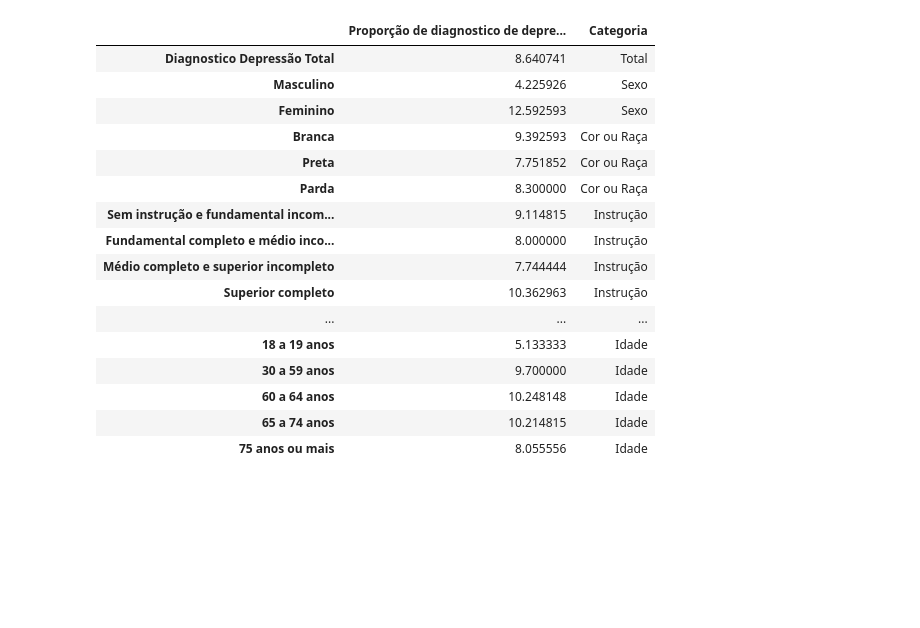
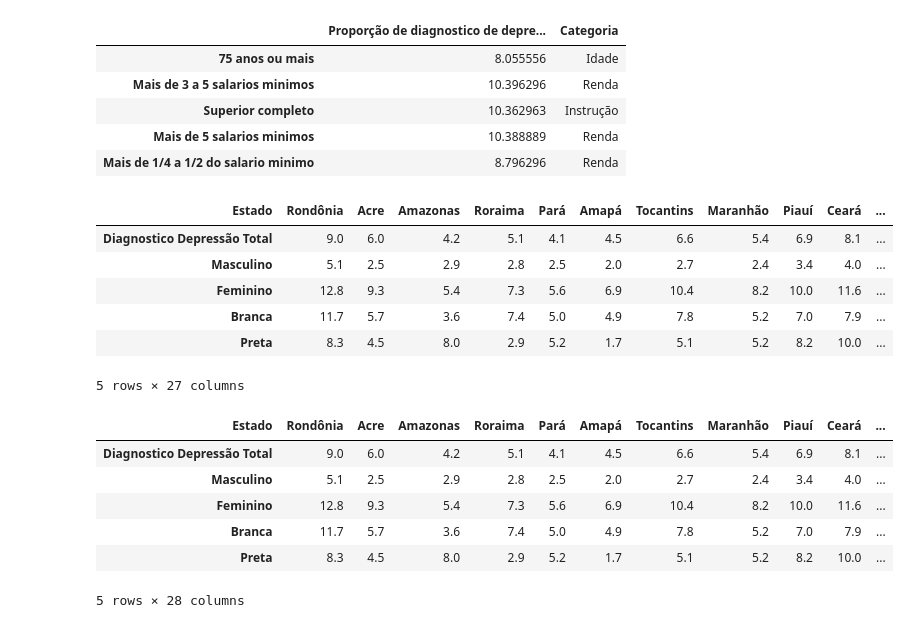
Before and after one commit to Felipeecp/desafio4_tratamento_dados, a Jupyter notebook: analise.ipynb, the cells around one changed output. Drawn from its saved outputs; the diff is of its cells as text; code cells hidden in the pictures; blank space fills up the shorter version.

Commit message:
analise estados

```diff
--- a/analise.ipynb
+++ b/analise.ipynb
@@ -69,28 +43,17 @@ dtype: float64
 # %%
-medias_dados = pd.DataFrame(s_total,columns=['Proporção de diagnostico de depressão'])
-medias_dados.loc['Diagnostico Depressão Total','Categoria'] = 'Total'
-medias_dados.loc['Masculino':'Feminino','Categoria'] = 'Sexo'
-medias_dados.loc['Branca':'Parda','Categoria'] = 'Cor ou Raça'
-medias_dados.loc['Sem instrução e fundamental incompleto':'Superior completo','Categoria'] = 'Instrução'
-medias_dados.loc['Trabalhando ocupado':'Desempregados','Categoria'] = 'Situação de trabalho'
-medias_dados.loc['Sem rendimento e ate 1/4 do salario minimo':'Mais de 5 salarios minimos','Categoria'] = 'Renda'
-medias_dados.loc['18 a 19 anos':'75 anos ou mais','Categoria'] = 'Idade'
-medias_dados
+medias_dados_brasil = pd.DataFrame(s_total,columns=['Proporção de diagnostico de depressão'])
+medias_dados_brasil.loc['Diagnostico Depressão Total','Categoria'] = 'Total'
+medias_dados_brasil.loc['Masculino':'Feminino','Categoria'] = 'Sexo'
+medias_dados_brasil.loc['Branca':'Parda','Categoria'] = 'Cor ou Raça'
+medias_dados_brasil.loc['Sem instrução e fundamental incompleto':'Superior completo','Categoria'] = 'Instrução'
+medias_dados_brasil.loc['Trabalhando ocupado':'Desempregados','Categoria'] = 'Situação de trabalho'
+medias_dados_brasil.loc['Sem rendimento e ate 1/4 do salario minimo':'Mais de 5 salarios minimos','Categoria'] = 'Renda'
+medias_dados_brasil.loc['18 a 19 anos':'75 anos ou mais','Categoria'] = 'Idade'
+medias_dados_brasil.sample(5)
 # %% [output]
 |  | Proporção de diagnostico de depre... | Categoria |
-| Diagnostico Depressão Total | 8.640741 | Total |
-| Masculino | 4.225926 | Sexo |
-| Feminino | 12.592593 | Sexo |
-| Branca | 9.392593 | Cor ou Raça |
-| Preta | 7.751852 | Cor ou Raça |
-| Parda | 8.300000 | Cor ou Raça |
-| Sem instrução e fundamental incom... | 9.114815 | Instrução |
-| Fundamental completo e médio inco... | 8.000000 | Instrução |
-| Médio completo e superior incompleto | 7.744444 | Instrução |
+| 75 anos ou mais | 8.055556 | Idade |
+| Mais de 3 a 5 salarios minimos | 10.396296 | Renda |
 | Superior completo | 10.362963 | Instrução |
-| ... | ... | ... |
-| 18 a 19 anos | 5.133333 | Idade |
-| 30 a 59 anos | 9.700000 | Idade |
-| 60 a 64 anos | 10.248148 | Idade |
-| 65 a 74 anos | 10.214815 | Idade |
-| 75 anos ou mais | 8.055556 | Idade |
+| Mais de 5 salarios minimos | 10.388889 | Renda |
+| Mais de 1/4 a 1/2 do salario minimo | 8.796296 | Renda |
@@ -103,0 +68,42 @@ fig.show()
+# %%
+def dataset_por_estado(dataset):
+    por_estado = dataset.T
+    por_estado.columns=por_estado.iloc[0]
+    por_estado.drop(labels=['Estado','Região'],inplace=True)
+    return por_estado
+
+sexo_estado = dataset_por_estado(tab_sexo)
+corRaca_estado = dataset_por_estado(tab_corRaca)
+posOcup_estado = dataset_por_estado(tab_posOcup)
+idade_estado = dataset_por_estado(tab_idade)
+rendimento_estado = dataset_por_estado(tab_rendimento)
+instrucao_estado = dataset_por_estado(tab_instrucao)
+
+dados_por_estado = pd.concat([sexo_estado,corRaca_estado,posOcup_estado,idade_estado,rendimento_estado,instrucao_estado])
+dados_por_estado.drop(labels='Total',inplace=True)
+dados_por_estado.head()
+# %% [output]
+| Estado | Rondônia | Acre | Amazonas | Roraima | Pará | Amapá | Tocantins | Maranhão | Piauí | Ceará | ... |
+| Diagnostico Depressão Total | 9.0 | 6.0 | 4.2 | 5.1 | 4.1 | 4.5 | 6.6 | 5.4 | 6.9 | 8.1 | ... |
+| Masculino | 5.1 | 2.5 | 2.9 | 2.8 | 2.5 | 2.0 | 2.7 | 2.4 | 3.4 | 4.0 | ... |
+| Feminino | 12.8 | 9.3 | 5.4 | 7.3 | 5.6 | 6.9 | 10.4 | 8.2 | 10.0 | 11.6 | ... |
+| Branca | 11.7 | 5.7 | 3.6 | 7.4 | 5.0 | 4.9 | 7.8 | 5.2 | 7.0 | 7.9 | ... |
+| Preta | 8.3 | 4.5 | 8.0 | 2.9 | 5.2 | 1.7 | 5.1 | 5.2 | 8.2 | 10.0 | ... |
+5 rows × 27 columns
+# %%
+dados_por_estado.loc['Diagnostico Depressão Total','Categoria'] = 'Total'
+dados_por_estado.loc['Masculino':'Feminino','Categoria'] = 'Sexo'
+dados_por_estado.loc['Branca':'Parda','Categoria'] = 'Cor ou Raça'
+dados_por_estado.loc['Sem instrução e fundamental incompleto':'Superior completo','Categoria'] = 'Instrução'
+dados_por_estado.loc['Trabalhando ocupado':'Desempregados','Categoria'] = 'Situação de trabalho'
+dados_por_estado.loc['Sem rendimento e ate 1/4 do salario minimo':'Mais de 5 salarios minimos','Categoria'] = 'Renda'
+dados_por_estado.loc['18 a 19 anos':'75 anos ou mais','Categoria'] = 'Idade'
+dados_por_estado.head()
+# %% [output]
+| Estado | Rondônia | Acre | Amazonas | Roraima | Pará | Amapá | Tocantins | Maranhão | Piauí | Ceará | ... |
+| Diagnostico Depressão Total | 9.0 | 6.0 | 4.2 | 5.1 | 4.1 | 4.5 | 6.6 | 5.4 | 6.9 | 8.1 | ... |
+| Masculino | 5.1 | 2.5 | 2.9 | 2.8 | 2.5 | 2.0 | 2.7 | 2.4 | 3.4 | 4.0 | ... |
+| Feminino | 12.8 | 9.3 | 5.4 | 7.3 | 5.6 | 6.9 | 10.4 | 8.2 | 10.0 | 11.6 | ... |
+| Branca | 11.7 | 5.7 | 3.6 | 7.4 | 5.0 | 4.9 | 7.8 | 5.2 | 7.0 | 7.9 | ... |
+| Preta | 8.3 | 4.5 | 8.0 | 2.9 | 5.2 | 1.7 | 5.1 | 5.2 | 8.2 | 10.0 | ... |
+5 rows × 28 columns
```
Also changed, not shown: parts of 12 cells of this notebook.
